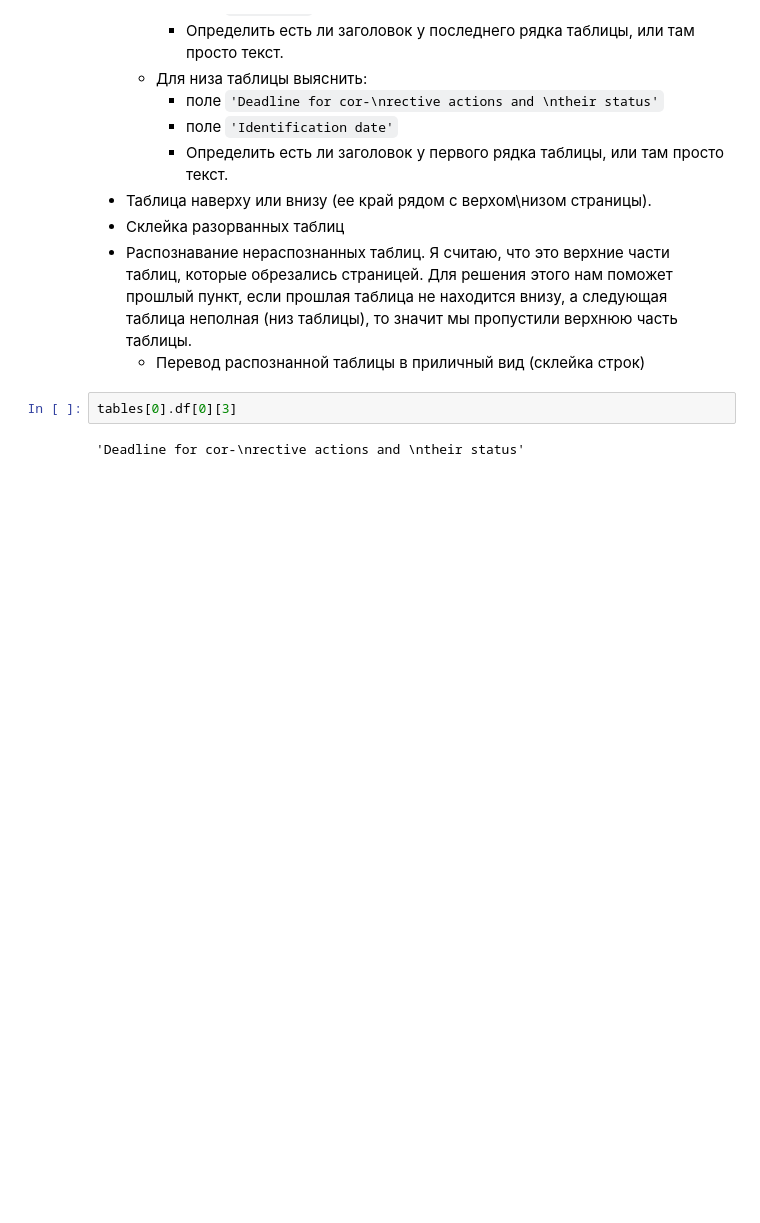
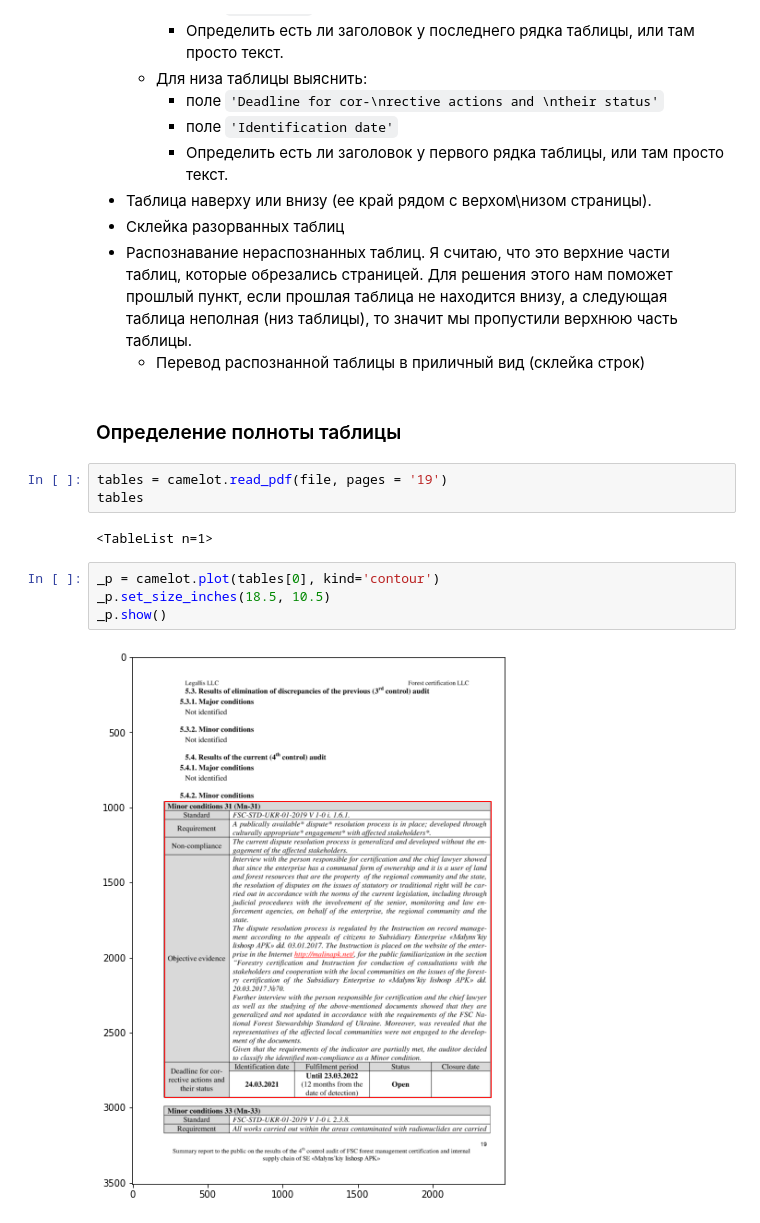
Before and after one commit to AlKravets/FSC-Summary-parser, a Jupyter notebook: Research/Work with first type of docs.ipynb, the cells around one changed output. Drawn from its saved outputs; the diff is of its cells as text; blank space fills up the shorter version.

Commit message:
Add research with tables bool functions

```diff
--- a/Research/Work with first type of docs.ipynb
+++ b/Research/Work with first type of docs.ipynb
@@ -243,7 +244,16 @@ top_page, bottom_page
 - Склейка разорванных таблиц
 - Распознавание нераспознанных таблиц. Я считаю, что это верхние части таблиц, которые обрезались страницей. Для решения этого нам поможет прошлый пункт, если прошлая таблица не находится внизу, а следующая таблица неполная (низ таблицы), то значит мы пропустили верхнюю часть таблицы.
   - Перевод распознанной таблицы в приличный вид (склейка строк)
-# %%
-tables[0].df[0][3]
-# %% [output]
-'Deadline for cor-\nrective actions and \ntheir status'
+# %% [markdown]
+### Определение полноты таблицы
+# %%
+tables = camelot.read_pdf(file, pages = '19')
+tables
+# %% [output]
+<TableList n=1>
+# %%
+_p = camelot.plot(tables[0], kind='contour')
+_p.set_size_inches(18.5, 10.5)
+_p.show()
+# %% [output]
+[figure, added]
```
Also changed, not shown: parts of 22 cells of this notebook.
